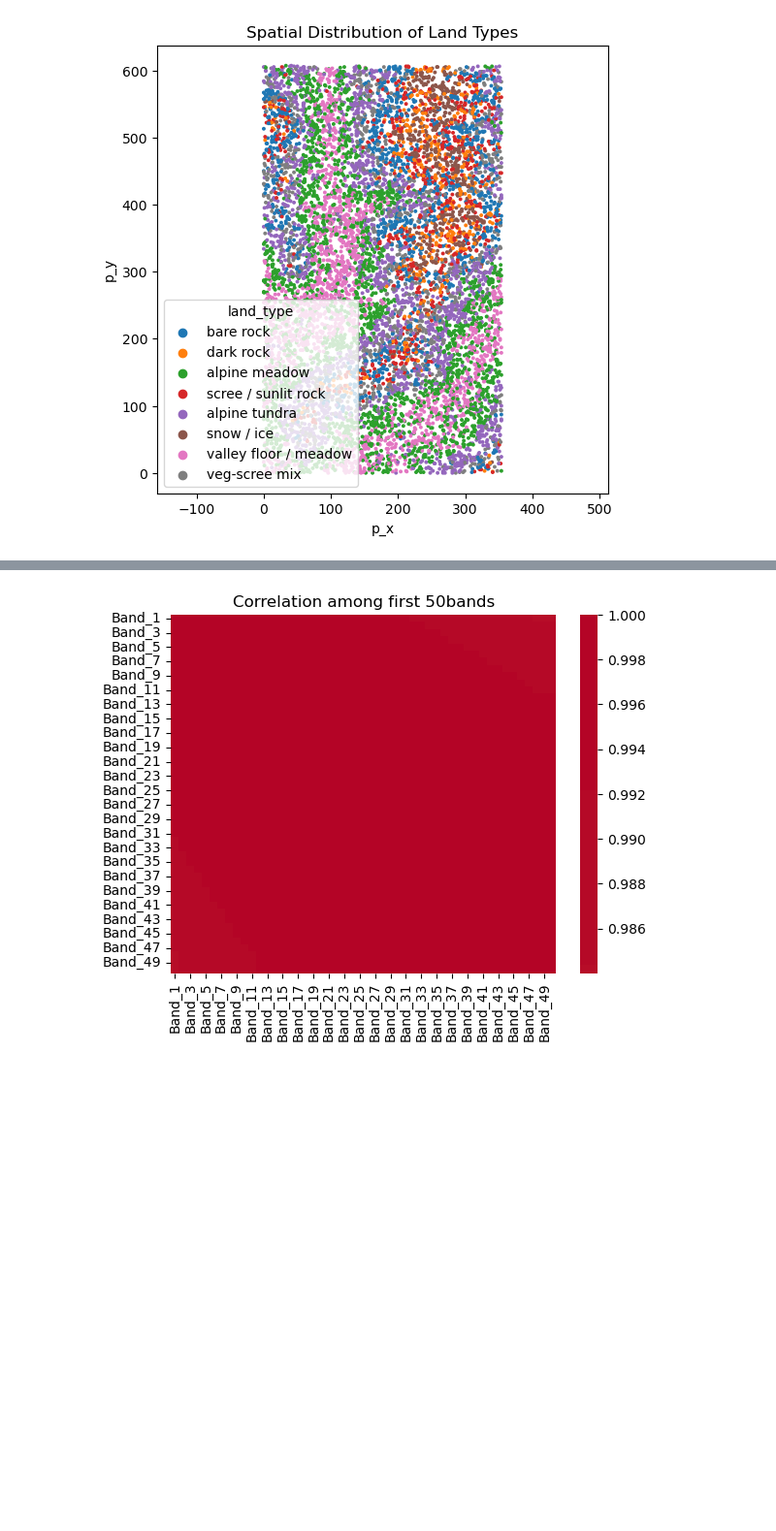
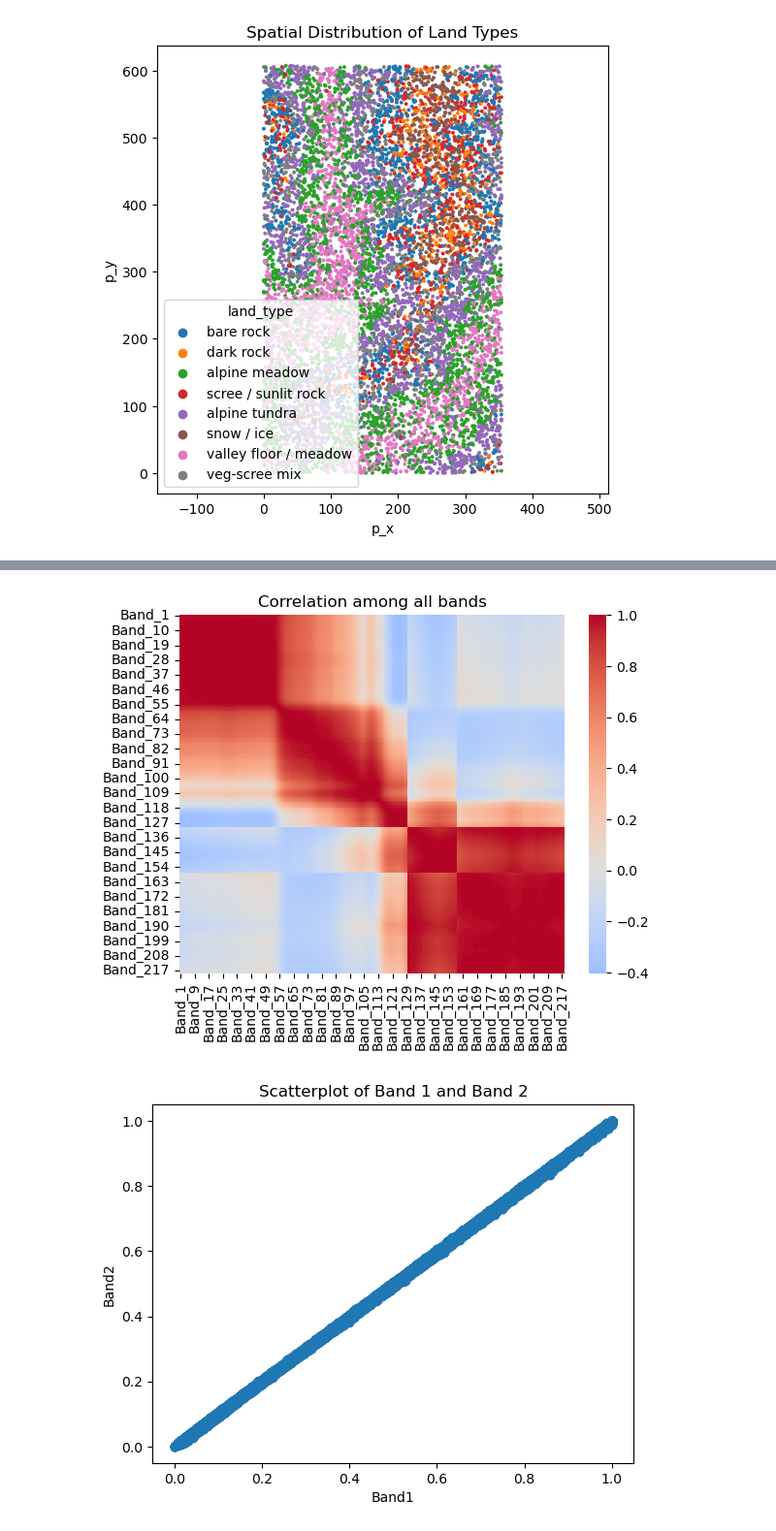
Before and after one commit to Mihneapiuaru/ml_project, a Jupyter notebook: notebooks/ml_project_task1.1.ipynb, the cells around one changed output, grey strips where cells are left out. Shown at 97% size. Saved outputs shown, nothing was run; the diff lists cells and outputs as text; code cells hidden in the pictures; blank space fills up the shorter version.

Commit message:
Some visualizations

```diff
--- a/notebooks/ml_project_task1.1.ipynb
+++ b/notebooks/ml_project_task1.1.ipynb
@@ -196,16 +243,16 @@ plt.show()
 # %%
-# Correlation heatmap for the first 50 bands
-corr50 = data1[bands[:50]].corr()
-sns.heatmap(corr50, cmap="coolwarm", center=0)
-plt.title("Correlation among first 50bands")
-plt.show()
 
 # Correlation heatmap for all bands
-corrfull = data1[bands].corr()
 sns.heatmap(corrfull, cmap="coolwarm", center=0)
 plt.title("Correlation among all bands")
 plt.show()
-
-# I wouldn't say that given the large size of the data set a heatmap is strictly necessary, but we can see that there is a high correlation between adjacent bands.
 # %% [output]
-[figure, old version]
+[figure, new version]
+# %%
+plt.scatter(data1["Band_1"], data1["Band_2"])
+plt.xlabel("Band1")
+plt.ylabel("Band2")
+plt.title("Scatterplot of Band 1 and Band 2")
+plt.show()
+# %% [output]
+[figure, added]
```
Also changed, not shown: parts of 22 cells of this notebook.
